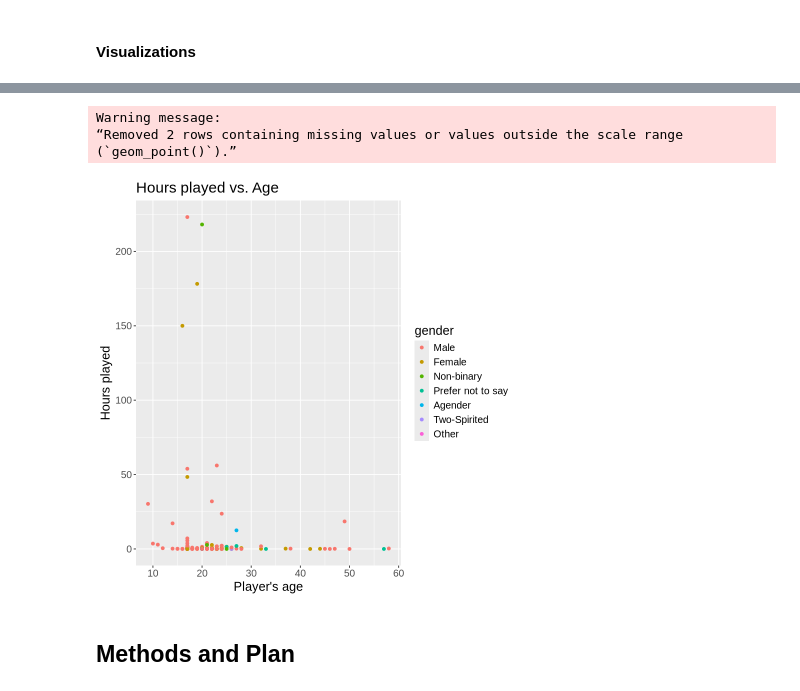
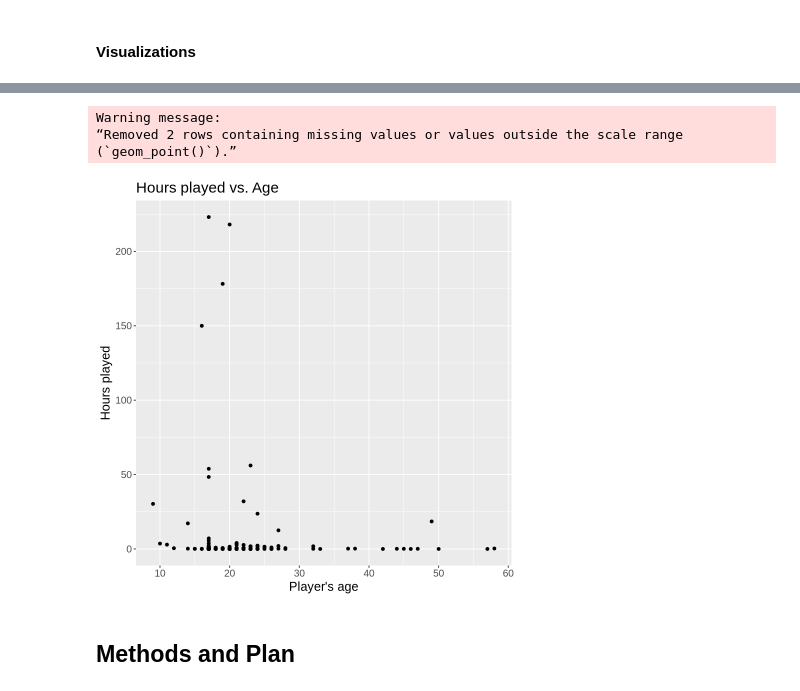
Before and after one commit to emiliaosterlund/dsci-100-project, a Jupyter notebook: Individual_planning.ipynb, the cells around one changed output, grey strips where cells are left out. Cells and saved outputs as stored; diff of their text form; code cells hidden in the pictures.

```diff
--- a/Individual_planning.ipynb
+++ b/Individual_planning.ipynb
@@ -211,13 +227,12 @@ A tibble: 1 × 2
 #### Visualizations
 # %%
 players <- players |>
-    mutate(gender = as_factor(gender)) |>
     mutate(experience = factor(experience,
-                            levels = c("Beginner", "Amateur", "Regular", "Pro", "Veteran")))
+                            levels = c("Amateur", "Beginner", "Regular", "Pro", "Veteran")))
 
-experience_plot <- ggplot(players, aes(x = experience, y = played_hours, color = gender)) +
+experience_plot <- ggplot(players, aes(x = experience, y = played_hours)) +
     geom_point() +
-    labs(x = "Player's experience level", y = "Hours played", fill = "Gender") +
+    labs(x = "Player's experience level", y = "Hours played") +
     ggtitle("Hours played vs. Experience level") +
     theme(text = element_text(size = 15))
 
@@ -227,16 +242,16 @@ experience_plot
 # %%
-age_plot <- ggplot(players, aes(x = Age, y = played_hours, color = gender)) +
+age_plot <- ggplot(players, aes(x = Age, y = played_hours)) +
     geom_point() +
-    labs(x = "Player's age", y = "Hours played", fill = "Gender") +
+    labs(x = "Player's age", y = "Hours played") +
     ggtitle("Hours played vs. Age") +
     theme(text = element_text(size = 15))
 
 age_plot
 # %% [output]
 Warning message:
 “Removed 2 rows containing missing values or values outside the scale range
 (`geom_point()`).”
-[figure, old version]
+[figure, new version]
 # %% [markdown]
 ## Methods and Plan
 # %% [markdown]
```
Also changed, not shown: parts of 15 cells of this notebook.
